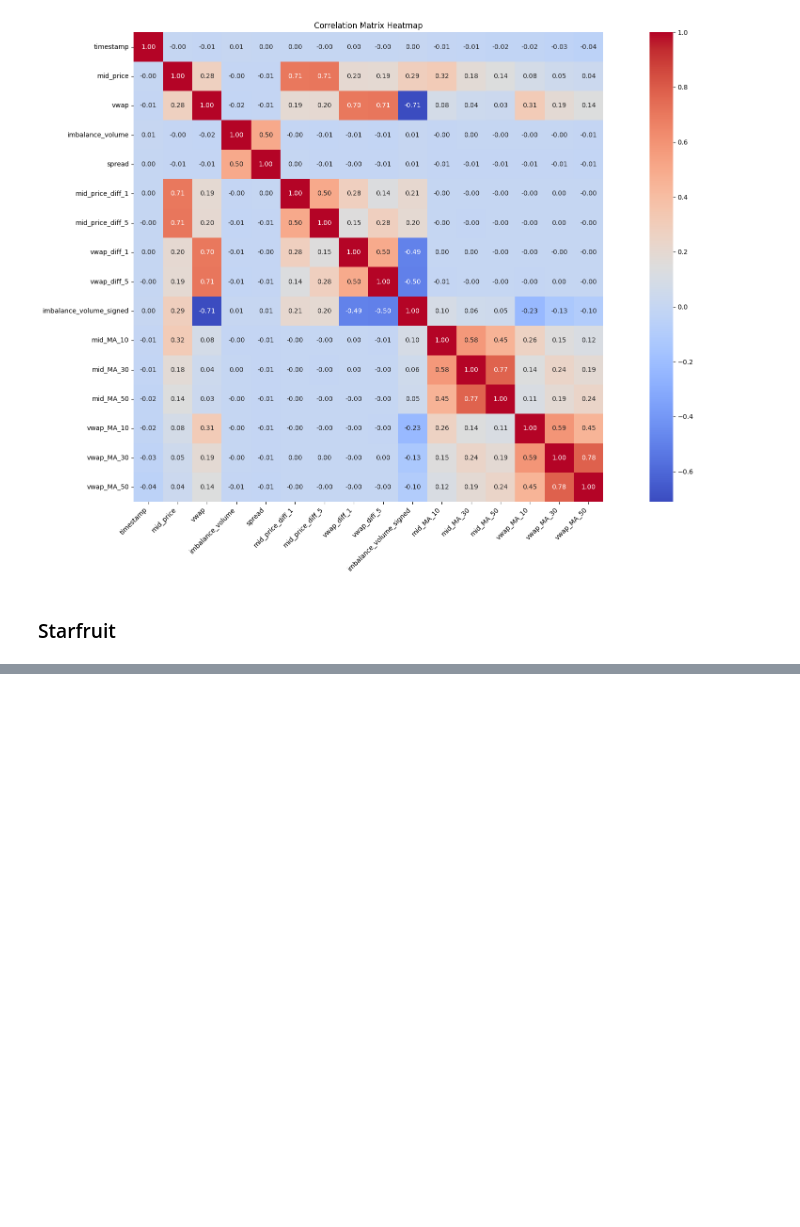
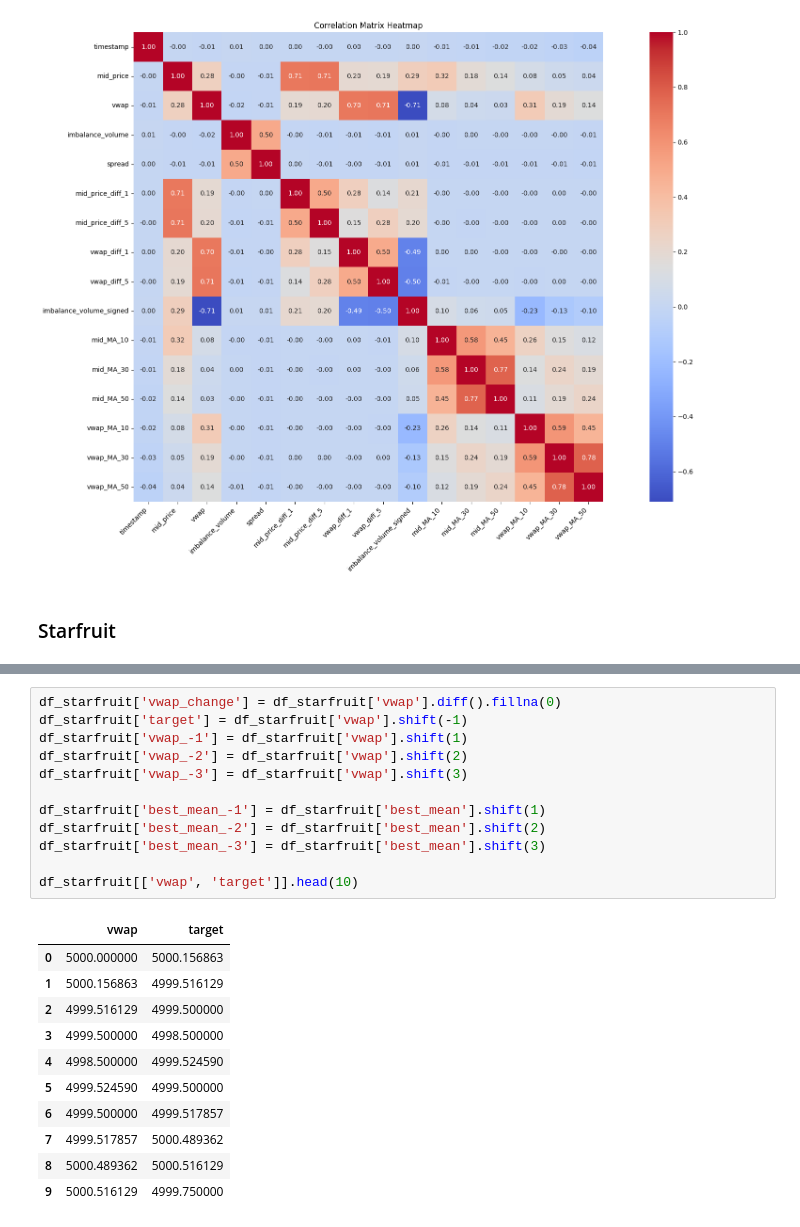
Before and after one commit to WiJoWill/IMC2024Will, a Jupyter notebook: data_analysis.ipynb, the cells around one changed output, grey strips where cells are left out. Cells and saved outputs as stored; diff of their text form; blank space fills up the shorter version.

```diff
--- a/data_analysis.ipynb
+++ b/data_analysis.ipynb
@@ -258,0 +274,24 @@ plt.show()
+# %%
+df_starfruit['vwap_change'] = df_starfruit['vwap'].diff().fillna(0)
+df_starfruit['target'] = df_starfruit['vwap'].shift(-1)
+df_starfruit['vwap_-1'] = df_starfruit['vwap'].shift(1)
+df_starfruit['vwap_-2'] = df_starfruit['vwap'].shift(2)
+df_starfruit['vwap_-3'] = df_starfruit['vwap'].shift(3)
+
+df_starfruit['best_mean_-1'] = df_starfruit['best_mean'].shift(1)
+df_starfruit['best_mean_-2'] = df_starfruit['best_mean'].shift(2)
+df_starfruit['best_mean_-3'] = df_starfruit['best_mean'].shift(3)
+
+df_starfruit[['vwap', 'target']].head(10)
+# %% [output]
+|  | vwap | target |
+| 0 | 5000.000000 | 5000.156863 |
+| 1 | 5000.156863 | 4999.516129 |
+| 2 | 4999.516129 | 4999.500000 |
+| 3 | 4999.500000 | 4998.500000 |
+| 4 | 4998.500000 | 4999.524590 |
+| 5 | 4999.524590 | 4999.500000 |
+| 6 | 4999.500000 | 4999.517857 |
+| 7 | 4999.517857 | 5000.489362 |
+| 8 | 5000.489362 | 5000.516129 |
+| 9 | 5000.516129 | 4999.750000 |
```
Also changed, not shown: parts of 12 cells of this notebook, 5 other files.
